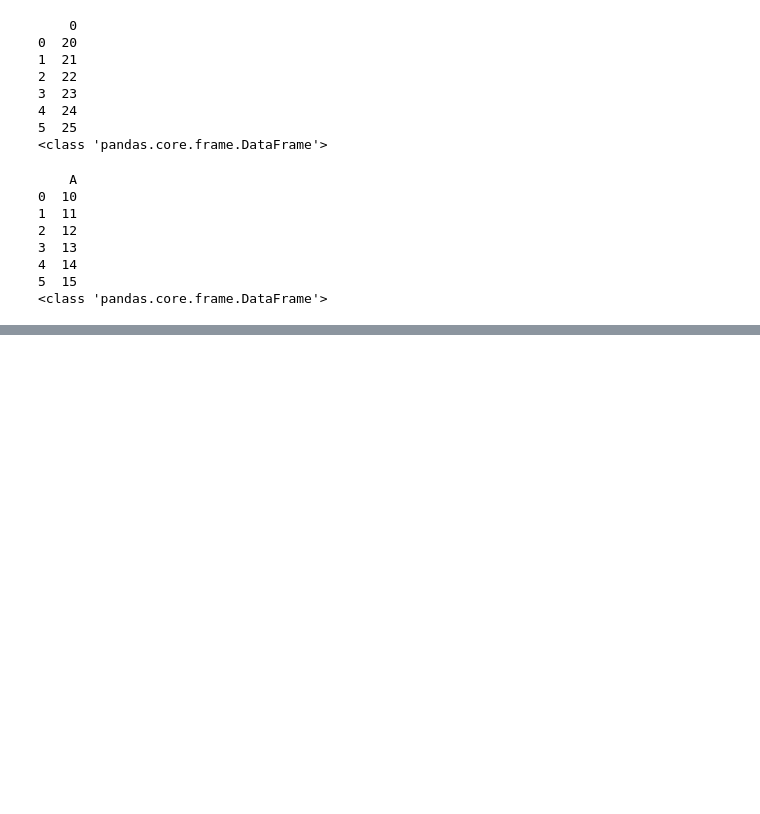
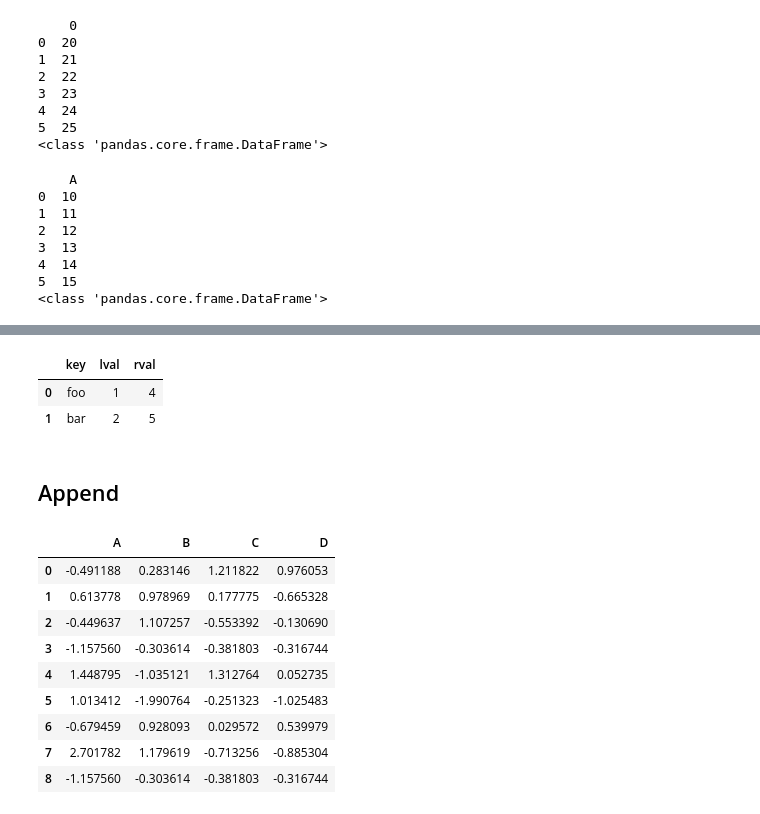
Before and after one commit to cdingding/exercises, a Jupyter notebook: 0Pandas_skills.ipynb, the cells around one changed output, grey strips where cells are left out. Cells and saved outputs as stored; diff of their text form; code cells hidden in the pictures; blank space fills up the shorter version.

```diff
--- a/0Pandas_skills.ipynb
+++ b/0Pandas_skills.ipynb
@@ -842,0 +1062,27 @@ print type(pd.DataFrame(np.arange(20,26)))
+# %%
+left = pd.DataFrame({'key':['foo','bar'], 'lval':[1,2]})
+right = pd.DataFrame({'key':['foo','bar'], 'rval': [4,5]})
+pd.merge(left, right, on= 'key')
+# %% [output]
+|  | key | lval | rval |
+| 0 | foo | 1 | 4 |
+| 1 | bar | 2 | 5 |
+# %% [markdown]
+## Append
+# %%
+df = pd.DataFrame(np.random.randn(8, 4), columns=['A','B','C','D'])
+# %%
+s = df.iloc[3]
+# %%
+df.append(s, ignore_index=True)
+# %% [output]
+|  | A | B | C | D |
+| 0 | -0.491188 | 0.283146 | 1.211822 | 0.976053 |
+| 1 | 0.613778 | 0.978969 | 0.177775 | -0.665328 |
+| 2 | -0.449637 | 1.107257 | -0.553392 | -0.130690 |
+| 3 | -1.157560 | -0.303614 | -0.381803 | -0.316744 |
+| 4 | 1.448795 | -1.035121 | 1.312764 | 0.052735 |
+| 5 | 1.013412 | -1.990764 | -0.251323 | -1.025483 |
+| 6 | -0.679459 | 0.928093 | 0.029572 | 0.539979 |
+| 7 | 2.701782 | 1.179619 | -0.713256 | -0.885304 |
+| 8 | -1.157560 | -0.303614 | -0.381803 | -0.316744 |
```
Also changed, not shown: parts of 39 cells of this notebook.
